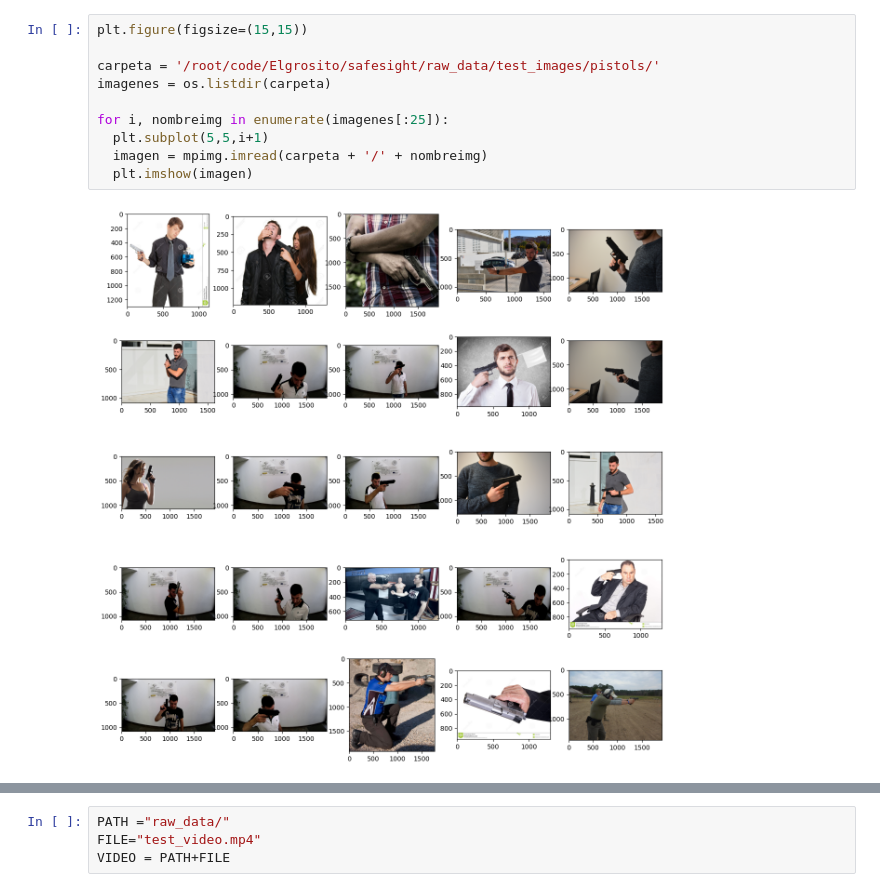
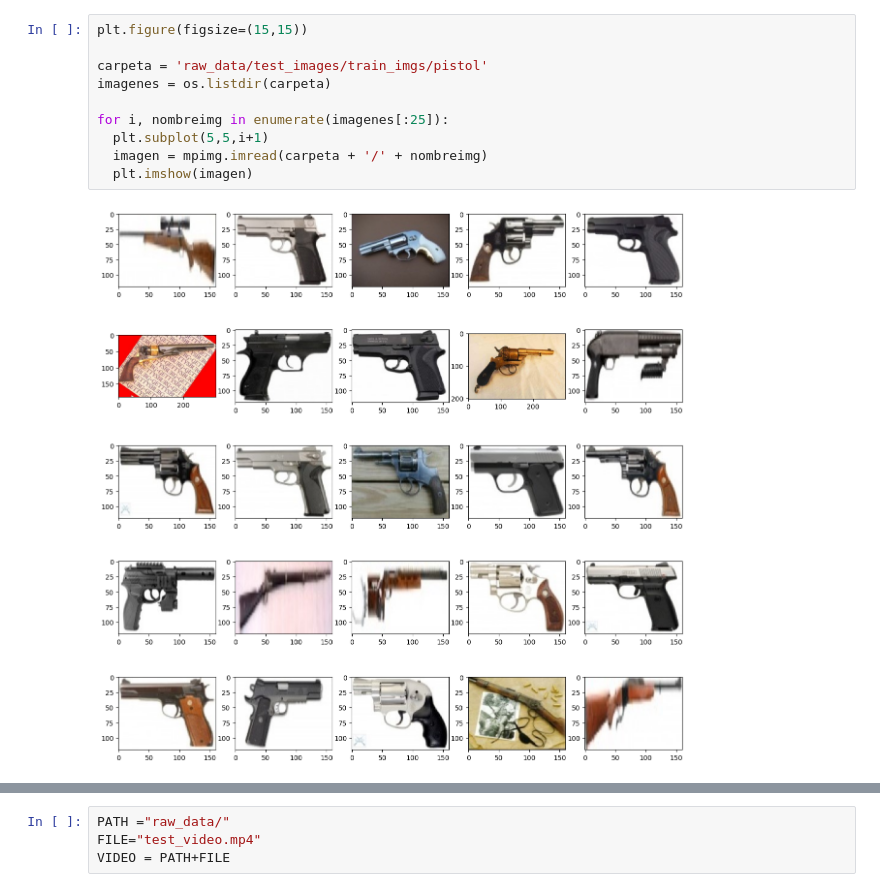
Before and after one commit to Elgrosito/safesight, a Jupyter notebook: model.ipynb, the cells around one changed output, grey strips where cells are left out. Cells and saved outputs as stored; diff of their text form.

```diff
--- a/model.ipynb
+++ b/model.ipynb
@@ -15,13 +17,13 @@ To enable the following instructions: AVX2 FMA, in other operations, rebuild Ten
 # %%
 plt.figure(figsize=(15,15))
 
-carpeta = '/root/code/Elgrosito/safesight/raw_data/test_images/pistols/'
+carpeta = 'raw_data/test_images/train_imgs/pistol'
 imagenes = os.listdir(carpeta)
 
 for i, nombreimg in enumerate(imagenes[:25]):
   plt.subplot(5,5,i+1)
   imagen = mpimg.imread(carpeta + '/' + nombreimg)
   plt.imshow(imagen)
 # %% [output]
-[figure, old version]
+[figure, new version]
 # %%
```
Also changed, not shown: parts of 15 cells of this notebook.
